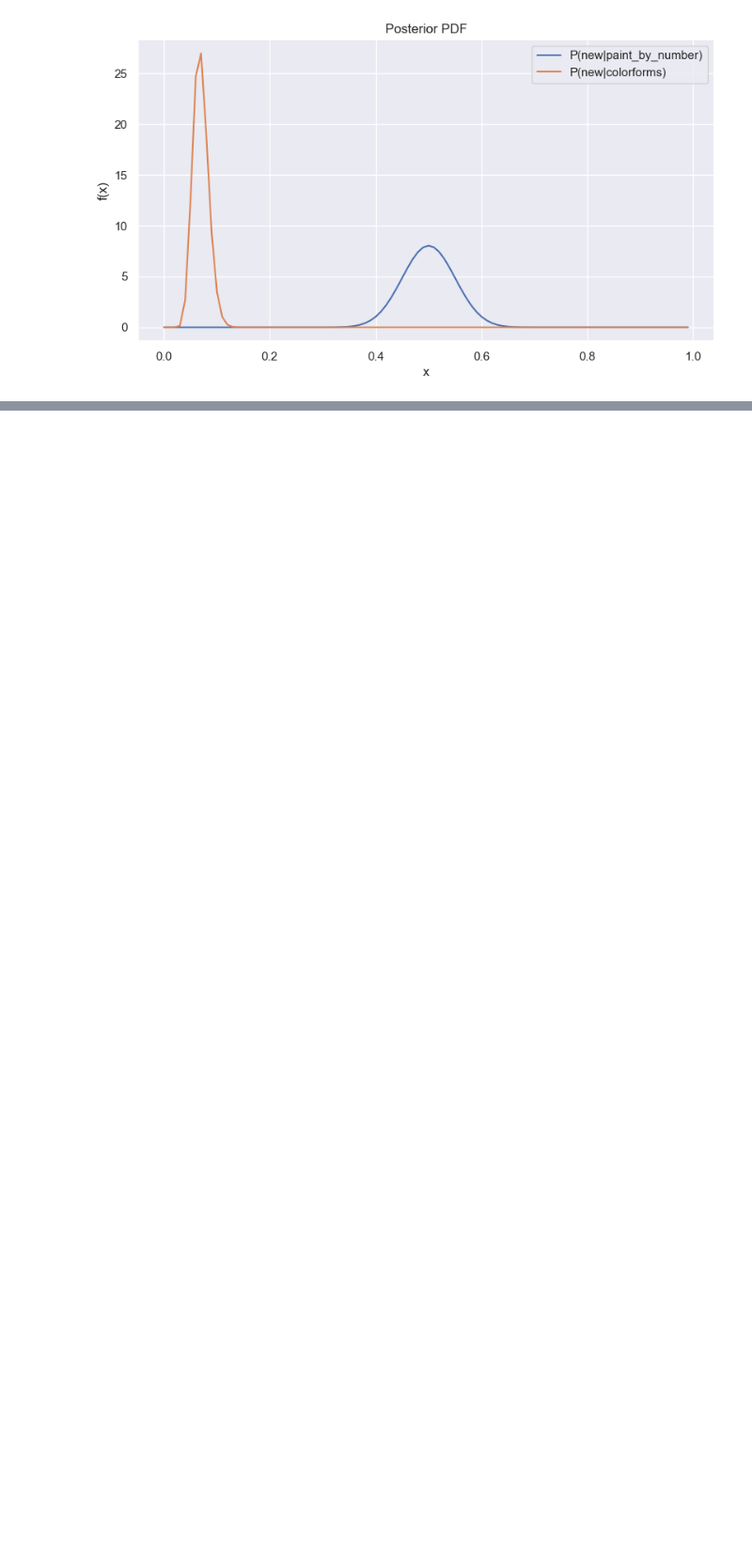
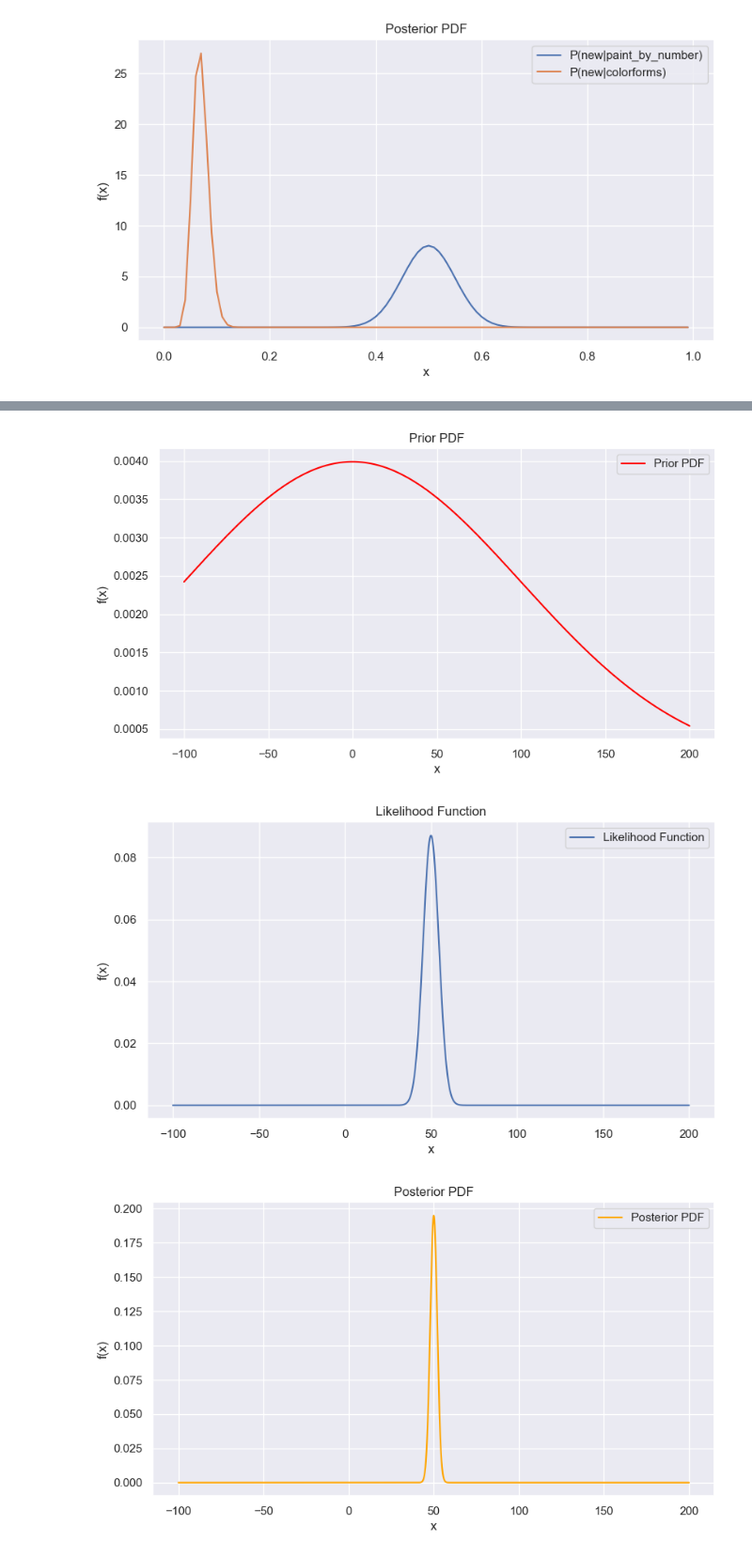
Before and after one commit to tslever/Tom_Levers_Public_Git_Repository, a Jupyter notebook: UVA/5--Bayesian_Machine_Learning/2--Bayesian_Modeling--Prior_Distributions/pt2-probabilities-likelihoods-and-bayes-theorem.ipynb, the cells around one changed output, grey strips where cells are left out. Shown at 94% size. Saved outputs shown, nothing was run; the diff lists cells and outputs as text; code cells hidden in the pictures; blank space fills up the shorter version.

```diff
--- a/UVA/5--Bayesian_Machine_Learning/2--Bayesian_Modeling--Prior_Distributions/pt2-probabilities-likelihoods-and-bayes-theorem.ipynb
+++ b/UVA/5--Bayesian_Machine_Learning/2--Bayesian_Modeling--Prior_Distributions/pt2-probabilities-likelihoods-and-bayes-theorem.ipynb
@@ -571,15 +588,19 @@ Prior, Likelihood, Posterior = posterior_from_conjugate_prior(Likelihood_Dist_Ty
 # %%
-ax1 = sns.lineplot(x, Prior, color='red')
+ax1 = sns.lineplot(data = pd.DataFrame({"x": x, "Prior": Prior}), x = "x", y = "Prior", color='red')
 ax1.set(xlabel='x', ylabel='f(x)', title=f'Prior PDF');
 plt.legend(labels=['Prior PDF']);
 plt.show()
 
-ax2 = sns.lineplot(x, Likelihood)
+ax2 = sns.lineplot(data = pd.DataFrame({"x": x, "Likelihood": Likelihood}), x = "x", y = "Likelihood",)
 ax2.set(xlabel='x', ylabel='f(x)', title=f'Likelihood Function');
 plt.legend(labels=['Likelihood Function']);
 plt.show()
 
-ax3 = sns.lineplot(x, Posterior, color='orange')
+ax3 = sns.lineplot(data = pd.DataFrame({"x": x, "Posterior": Posterior}), x = "x", y = "Posterior", color='orange')
 ax3.set(xlabel='x', ylabel='f(x)', title=f'Posterior PDF');
 plt.legend(labels=['Posterior PDF']);
 plt.show()
+# %% [output]
+[figure, added]
+[figure, added]
+[figure, added]
```
Also changed, not shown: parts of 7 cells of this notebook.
